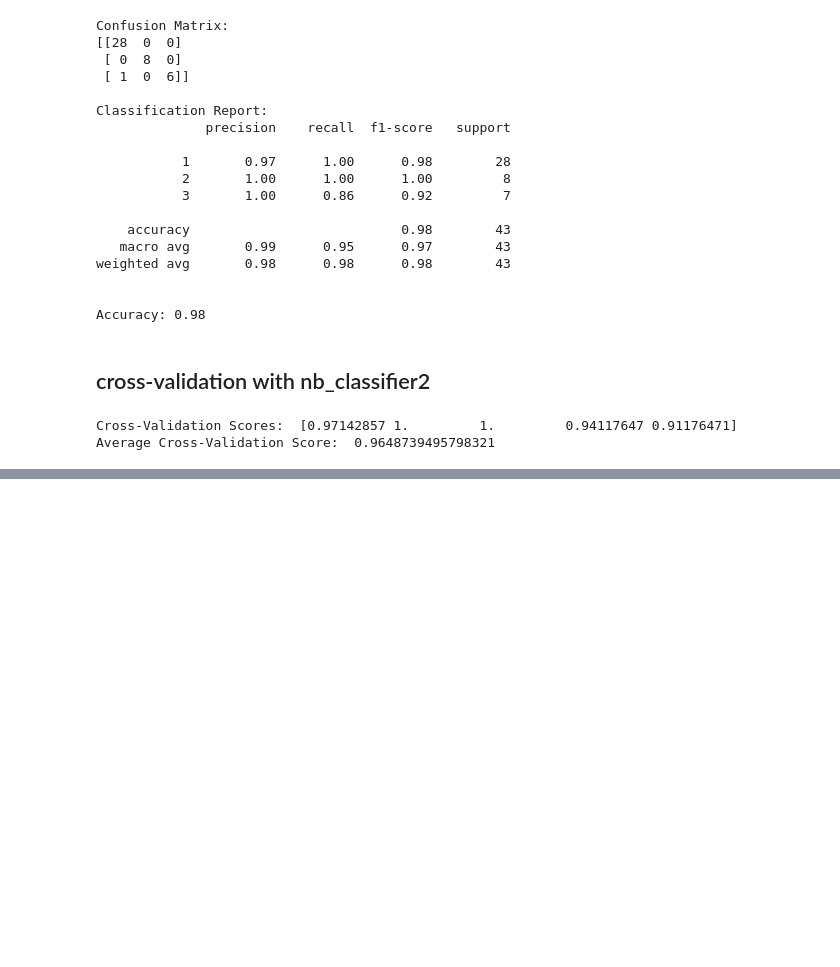
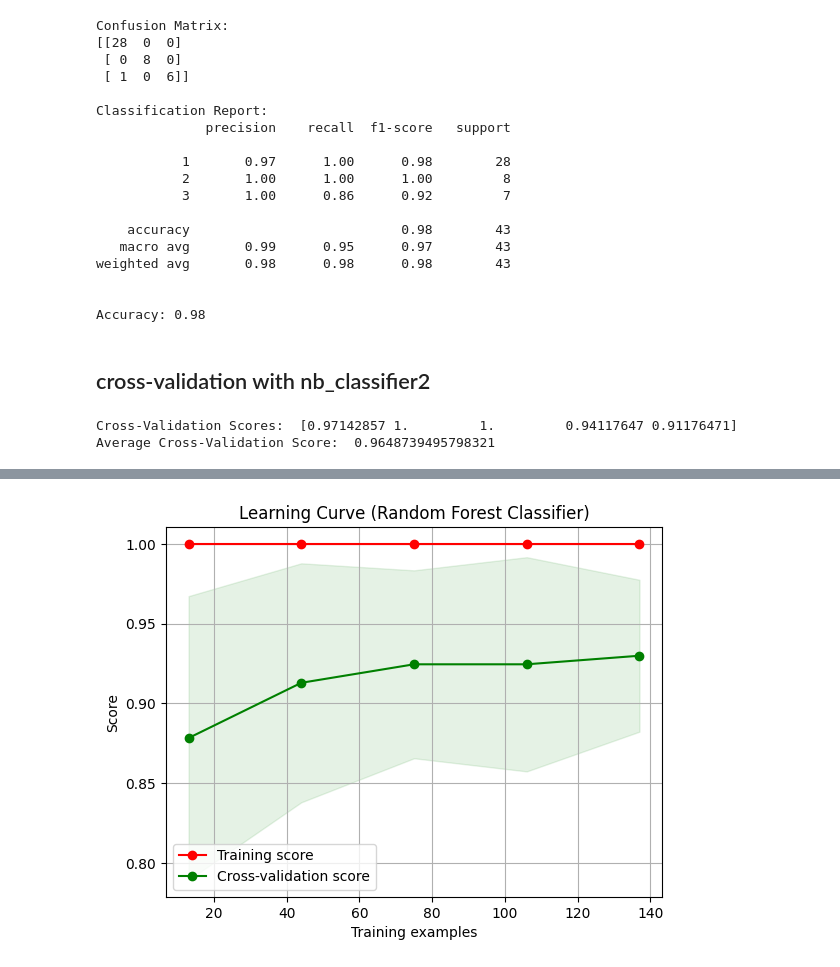
Before and after one commit to LokeRuiKee/CompBioI, a Jupyter notebook: Group 8 Project.ipynb, the cells around one changed output, grey strips where cells are left out. Drawn from its saved outputs; the diff is of its cells as text; code cells hidden in the pictures; blank space fills up the shorter version.

```diff
--- a/Group 8 Project.ipynb
+++ b/Group 8 Project.ipynb
@@ -1637,0 +1744,87 @@ Average Cross-Validation Score:  0.9648739495798321
+# %%
+import matplotlib.pyplot as plt
+import numpy as np
+from sklearn.model_selection import learning_curve
+
+from sklearn.metrics import accuracy_score
+
+# Make predictions on the test data
+y_pred = rf_classifier.predict(X_test)
+
+# Evaluate the model's accuracy
+accuracy = accuracy_score(y_test, y_pred)
+print(f"Accuracy: {accuracy:.2f}")
+
+from sklearn.metrics import recall_score
+
+# Calculate sensitivity (recall)
+sensitivity = recall_score(y_test, y_pred, average='weighted')
+print(f"Sensitivity: {sensitivity:.2f}")
+
+from sklearn.metrics import confusion_matrix
+
+# Calculate specificity for a multi-class classification
+conf_matrix = confusion_matrix(y_test, y_pred)
+num_classes = len(conf_matrix)
+
+specificities = []
+
+for i in range(num_classes):
+    true_negative = sum(conf_matrix[j, k] for j in range(num_classes) if j != i for k in range(num_classes) if k != i)
+    false_positive = sum(conf_matrix[j, i] for j in range(num_classes) if j != i)
+
+    specificity_i = true_negative / (true_negative + false_positive)
+    specificities.append(specificity_i)
+
+# Take the average specificity across all classes
+average_specificity = sum(specificities) / num_classes
+print(f"Specificity: {average_specificity:.2f}")
+
+from sklearn.metrics import f1_score
+
+# Calculate F1 score
+f1 = f1_score(y_test, y_pred, average='weighted')
+print(f"F1 Score: {f1:.2f}")
+
+# Function to plot learning curve with numerical scores
+def plot_learning_curve(estimator, title, X, y, ylim=None, cv=None, n_jobs=None, train_sizes=np.linspace(.1, 1.0, 5)):
+    plt.figure()
+    plt.title(title)
+    if ylim is not None:
+        plt.ylim(*ylim)
+    plt.xlabel("Training examples")
+    plt.ylabel("Score")
+
+    train_sizes, train_scores, test_scores = learning_curve(
+        estimator, X, y, cv=cv, n_jobs=n_jobs, train_sizes=train_sizes)
+
+    train_scores_mean = np.mean(train_scores, axis=1)
+    train_scores_std = np.std(train_scores, axis=1)
+    test_scores_mean = np.mean(test_scores, axis=1)
+    test_scores_std = np.std(test_scores, axis=1)
+
+    plt.grid()
+
+    plt.fill_between(train_sizes, train_scores_mean - train_scores_std,
+                     train_scores_mean + train_scores_std, alpha=0.1,
+                     color="r")
+    plt.fill_between(train_sizes, test_scores_mean - test_scores_std,
+                     test_scores_mean + test_scores_std, alpha=0.1, color="g")
+    plt.plot(train_sizes, train_scores_mean, 'o-', color="r",
+             label="Training score")
+    plt.plot(train_sizes, test_scores_mean, 'o-', color="g",
+             label="Cross-validation score")
+
+    plt.legend(loc="best")
+
+    # Print numerical scores
+    for size, train_score, test_score in zip(train_sizes, train_scores_mean, test_scores_mean):
+        print(f"Training examples: {int(size * len(X))}, Training score: {train_score:.2f}, Cross-validation score: {test_score:.2f}")
+
+    return plt
+
+# Plot learning curve
+title = "Learning Curve (Random Forest Classifier)"
+plot_learning_curve(rf_classifier, title, X_train, y_train, cv=5, n_jobs=-1)
+plt.show()
+# %% [output]
@@ -1637,0 +1840 @@ Average Cross-Validation Score:  0.9648739495798321
+[figure, added]
```
Also changed, not shown: parts of 21 cells of this notebook.
